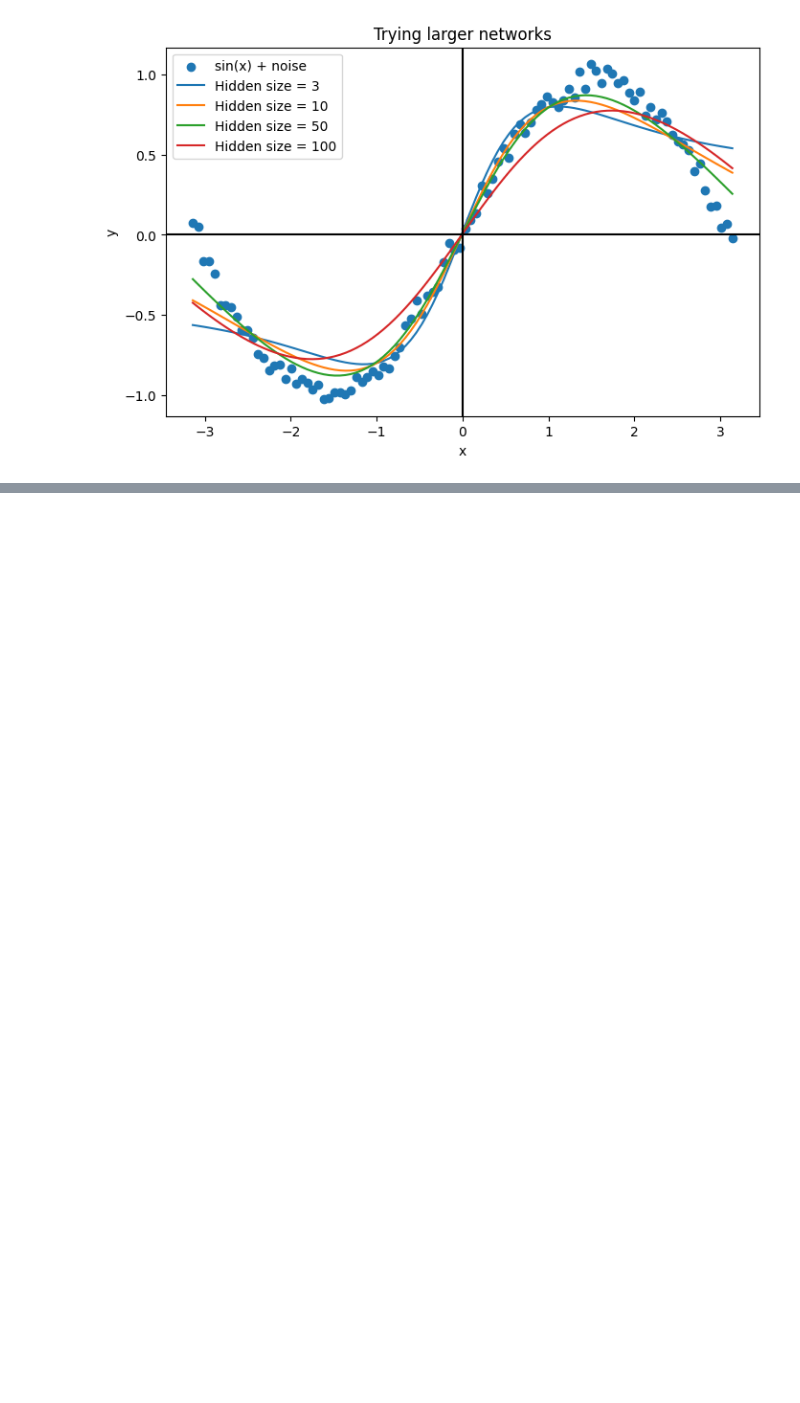
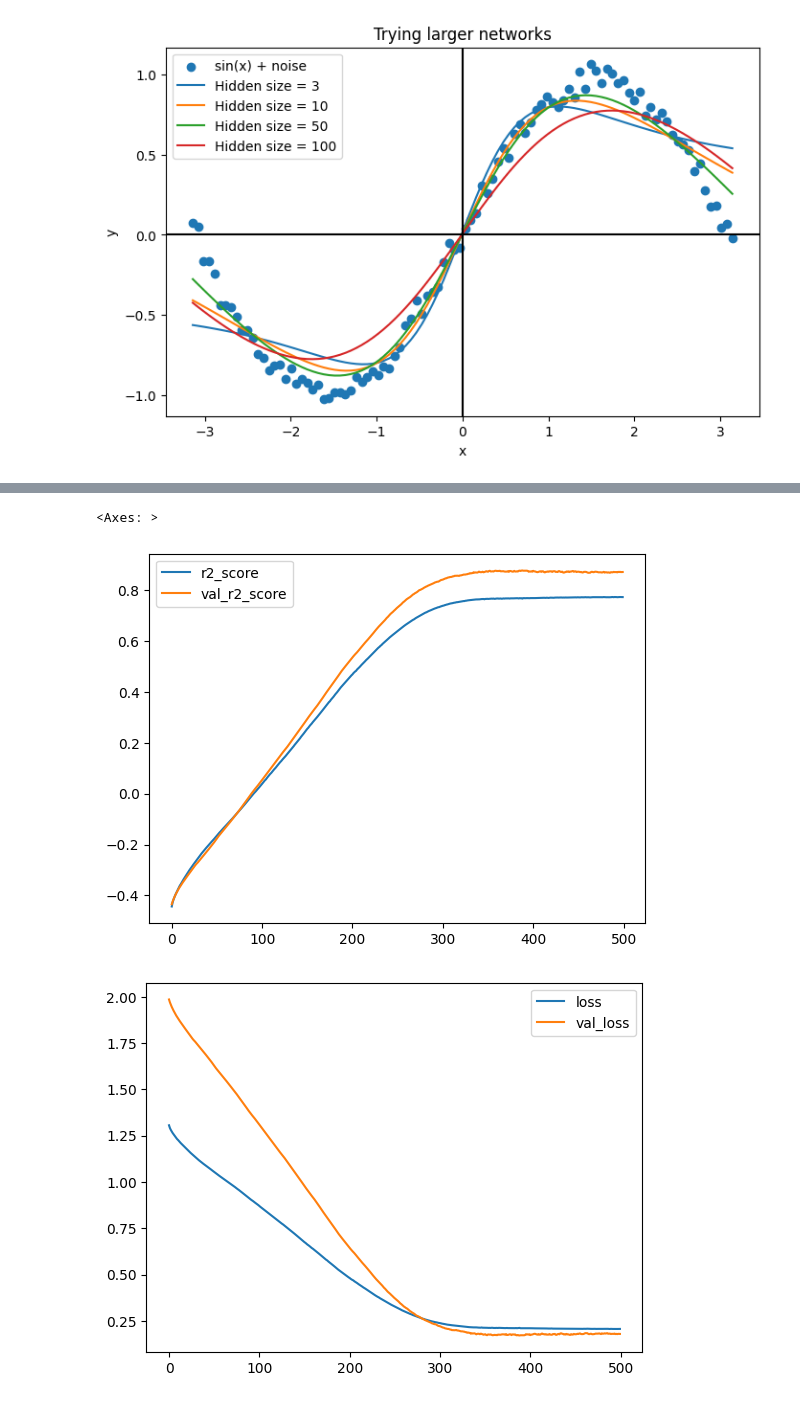
Before and after one commit to weirichd/comp_374, a Jupyter notebook: lecture_notes/Week_3.ipynb, the cells around one changed output, grey strips where cells are left out. Saved outputs shown, nothing was run; the diff lists cells and outputs as text; code cells hidden in the pictures; blank space fills up the shorter version.

```diff
--- a/lecture_notes/Week_3.ipynb
+++ b/lecture_notes/Week_3.ipynb
@@ -151,0 +227,5 @@ Training model size 100...
+# %%
+# Load some data
+df = pd.read_csv('../data/basic_data.csv')
+
+df.head()
@@ -151,0 +239,6 @@ Training model size 100...
+# %%
+# Get the X feature matrix and y target vector
+X = df[['x1', 'x2']]
+y = df['y']
+
+X_train, X_test, y_train, y_test = train_test_split(X, y, test_size=.1)
@@ -151,0 +258,23 @@ Training model size 100...
+# %%
+# Make a simple model
+model = K.Sequential()
+
+model.add(K.layers.Input((2, ), name='input_layer'))
+model.add(K.layers.Dense(10, activation='relu', name='hidden_layer'))
+model.add(K.layers.Dense(1, activation='linear', name='output_layer'))
+
+# We want to evaluate the model w/r/t the r^2 score
+model.compile(loss='mse', metrics=[K.metrics.R2Score()])
+
+# Train on the training data, and evaluate on the testing data
+history = model.fit(X_train, y_train, validation_data=(X_test, y_test), epochs=500, verbose=0)
+# %%
+# It can be convienient to put the history into a dataframe
+history_df = pd.DataFrame(history.history)
+
+history_df[['r2_score', 'val_r2_score']].plot()
+history_df[['loss', 'val_loss']].plot()
+# %% [output]
+<Axes: >
+[figure, added]
+[figure, added]
```
Also changed, not shown: parts of 9 cells of this notebook, 6 other files.
